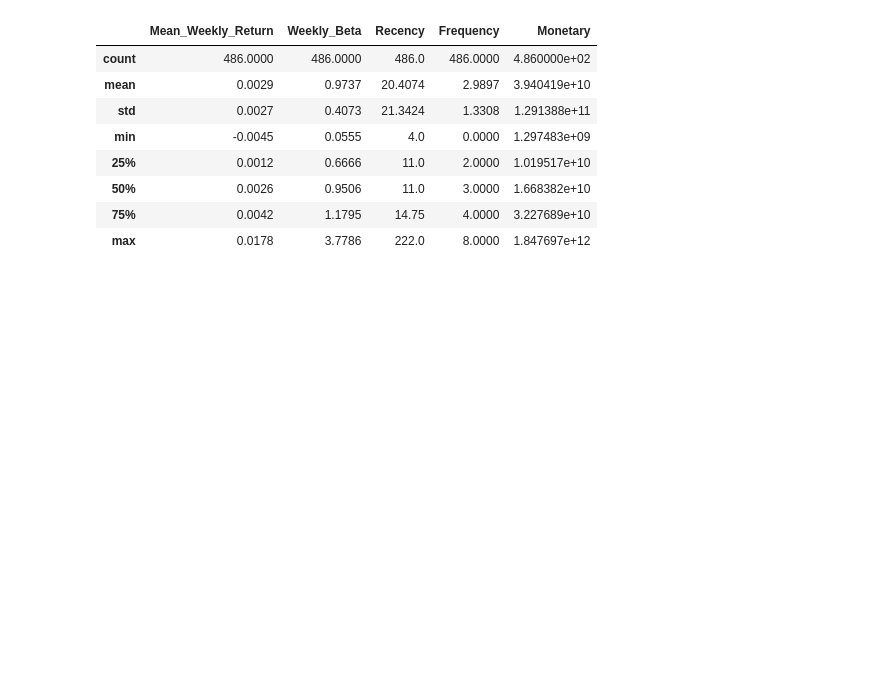
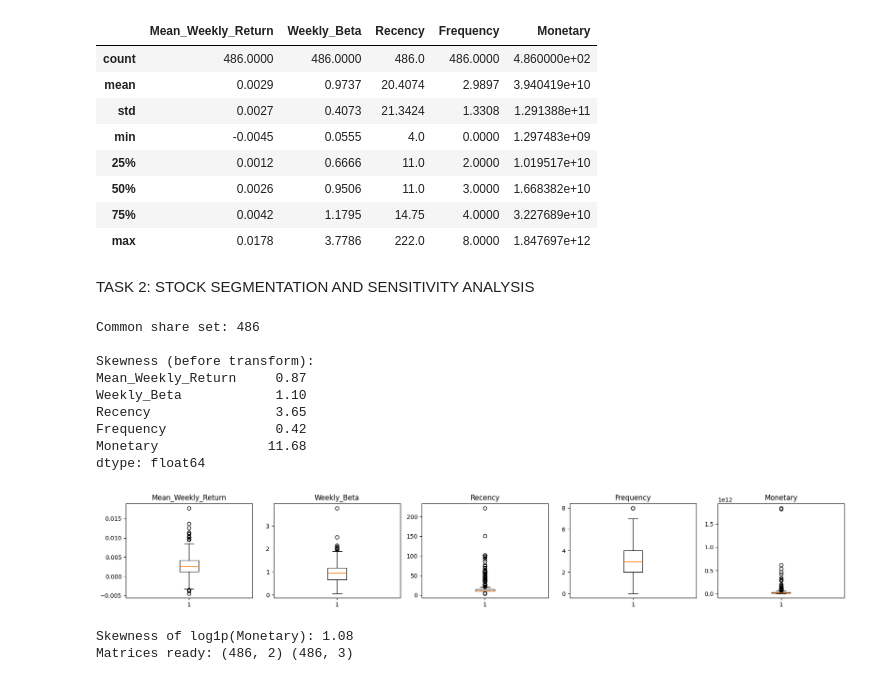
Before and after one commit to makaog5-sudo/CRM-SP500, a Jupyter notebook: CRM_stock_Analysis.ipynb, the cells around one changed output. Drawn from its saved outputs; the diff is of its cells as text; code cells hidden in the pictures; blank space fills up the shorter version.

```diff
--- a/CRM_stock_Analysis.ipynb
+++ b/CRM_stock_Analysis.ipynb
@@ -377,3 +379,49 @@ FEATURE SUMMARY
 | 50% | 0.0026 | 0.9506 | 11.0 | 3.0000 | 1.668382e+10 |
 | 75% | 0.0042 | 1.1795 | 14.75 | 4.0000 | 3.227689e+10 |
 | max | 0.0178 | 3.7786 | 222.0 | 8.0000 | 1.847697e+12 |
+# %% [markdown]
+TASK 2: STOCK SEGMENTATION AND SENSITIVITY ANALYSIS
+# %%
+
+import numpy as np
+import matplotlib.pyplot as plt
+from sklearn.preprocessing import StandardScaler
+
+
+rr_cols  = ["Mean_Weekly_Return", "Weekly_Beta"]
+rfm_cols = ["Recency", "Frequency", "Monetary"]
+data = features.dropna(subset=rr_cols + rfm_cols).copy()
+print("Common share set:", len(data))
+
+
+print("\nSkewness (before transform):")
+print(data[rr_cols + rfm_cols].astype(float).skew().round(2))
+
+fig, axes = plt.subplots(1, 5, figsize=(18, 3))
+for ax, col in zip(axes, rr_cols + rfm_cols):
+    ax.boxplot(data[col].astype(float)); ax.set_title(col)
+plt.tight_layout(); plt.savefig("feature_boxplots.png", dpi=150); plt.show()
+
+# Reduce the influence of very large traded values (as in lecture)
+X_rr  = data[rr_cols].astype(float).copy()
+X_rfm = data[rfm_cols].astype(float).copy()
+X_rfm["Monetary"] = np.log1p(X_rfm["Monetary"])
+print("\nSkewness of log1p(Monetary):", round(X_rfm["Monetary"].skew(), 2))
+
+# Standardise each matrix separately
+X_rr_scaled  = StandardScaler().fit_transform(X_rr)
+X_rfm_scaled = StandardScaler().fit_transform(X_rfm)
+print("Matrices ready:", X_rr_scaled.shape, X_rfm_scaled.shape)
+# %% [output]
+Common share set: 486
+
+Skewness (before transform):
+Mean_Weekly_Return     0.87
+Weekly_Beta            1.10
+Recency                3.65
+Frequency              0.42
+Monetary              11.68
+dtype: float64
+[figure, added]
+Skewness of log1p(Monetary): 1.08
+Matrices ready: (486, 2) (486, 3)
```
Also changed, not shown: parts of 8 cells of this notebook.
